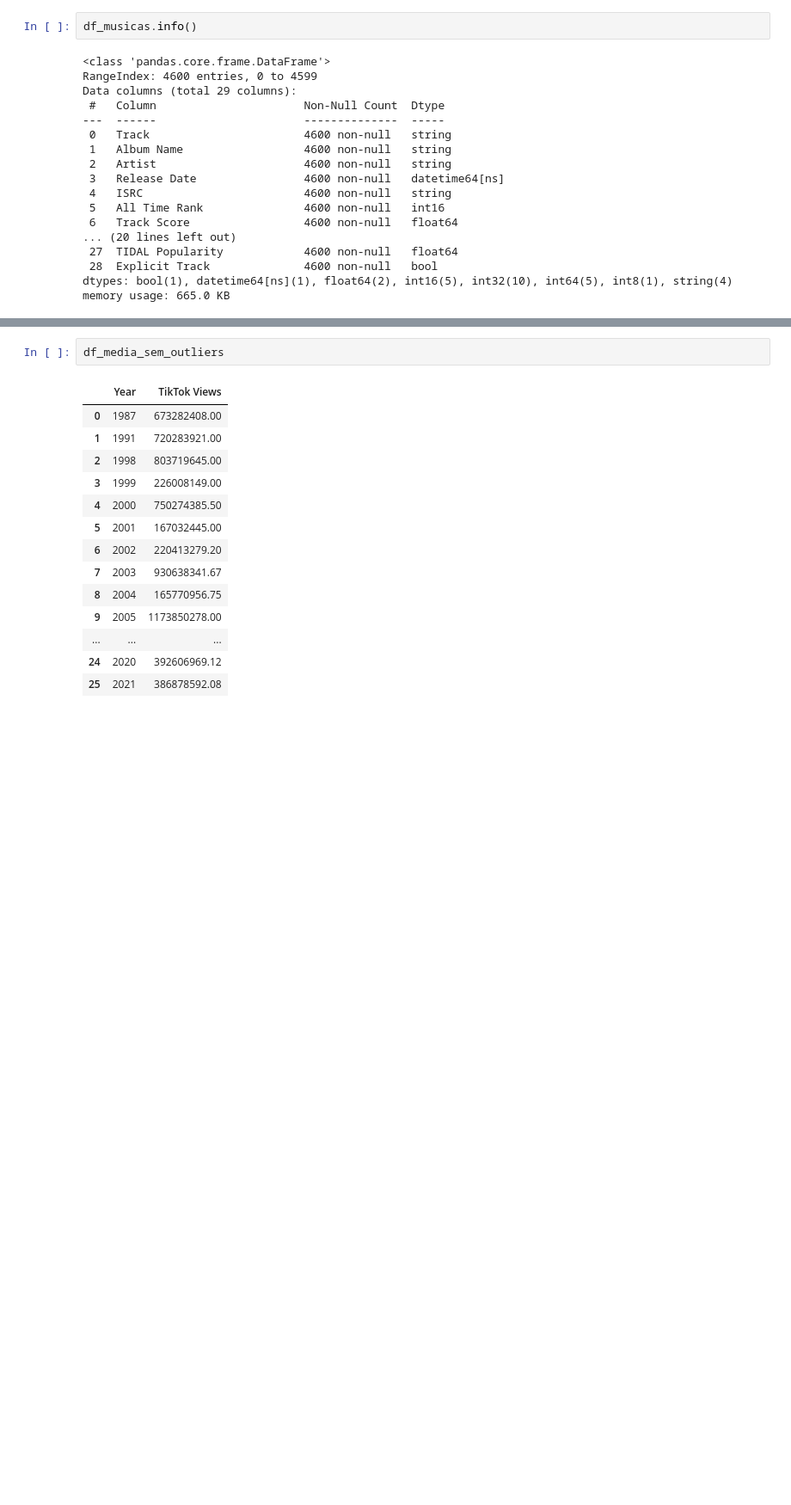
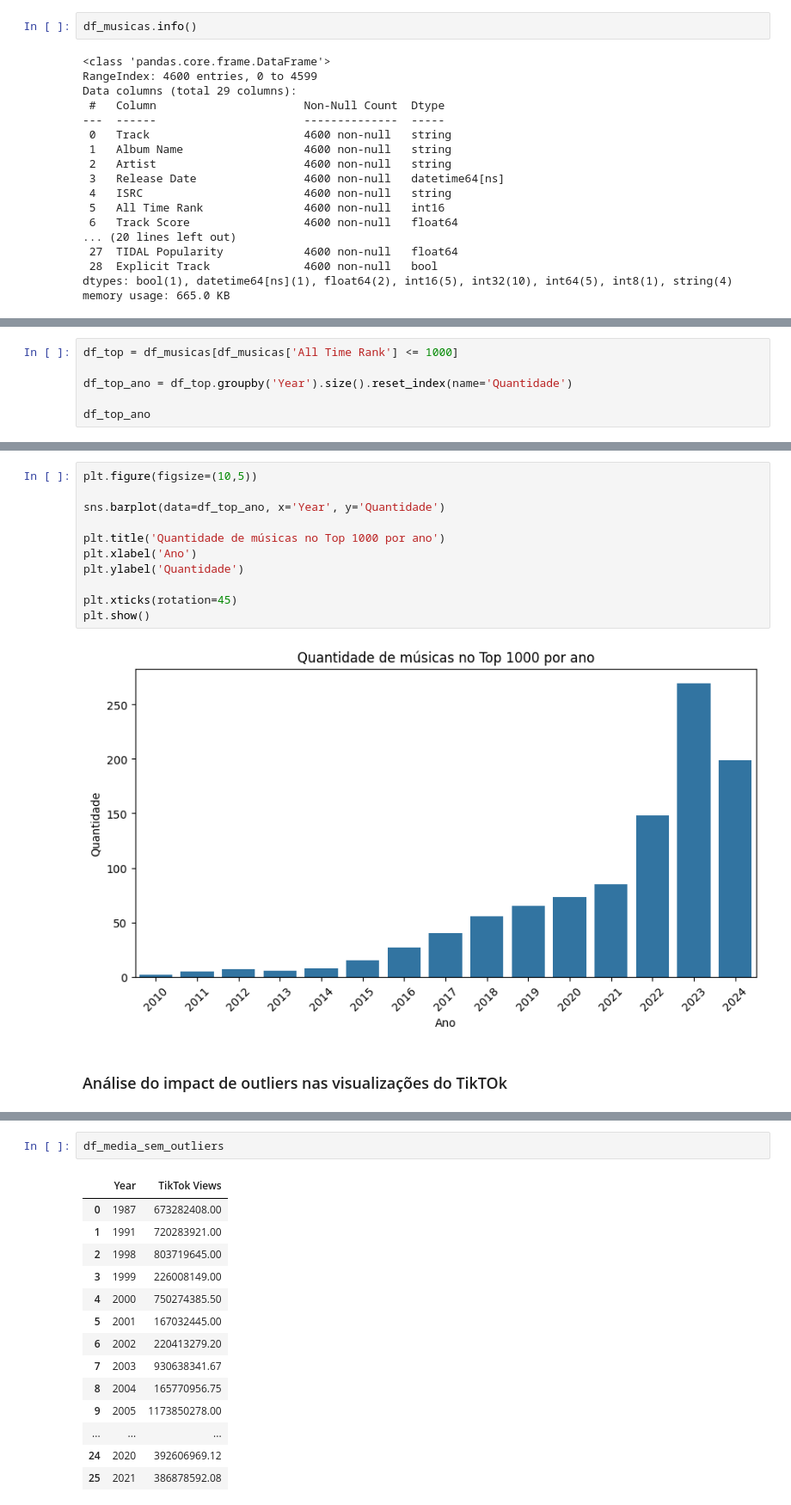
Before and after one commit to MizunoYudi/AD-Musicas-Mais-Tocadas, a Jupyter notebook: projeto.ipynb, the cells around one changed output, grey strips where cells are left out. Shown at 86% size. Drawn from its saved outputs; the diff is of its cells as text; blank space fills up the shorter version.

```diff
--- a/projeto.ipynb
+++ b/projeto.ipynb
@@ -784,0 +721,6 @@ df_media_sem_outliers = df_sem_outliers.groupby('Year')['TikTok Views'].mean().r
+# %%
+df_top = df_musicas[df_musicas['All Time Rank'] <= 1000]
+
+df_top_ano = df_top.groupby('Year').size().reset_index(name='Quantidade')
+
+df_top_ano
@@ -784,0 +744,15 @@ df_media_sem_outliers = df_sem_outliers.groupby('Year')['TikTok Views'].mean().r
+# %%
+plt.figure(figsize=(10,5))
+
+sns.barplot(data=df_top_ano, x='Year', y='Quantidade')
+
+plt.title('Quantidade de músicas no Top 1000 por ano')
+plt.xlabel('Ano')
+plt.ylabel('Quantidade')
+
+plt.xticks(rotation=45)
+plt.show()
+# %% [output]
+[figure, added]
+# %% [markdown]
+### Análise do impact de outliers nas visualizações do TikTOk
```
Also changed, not shown: parts of 44 cells of this notebook.
